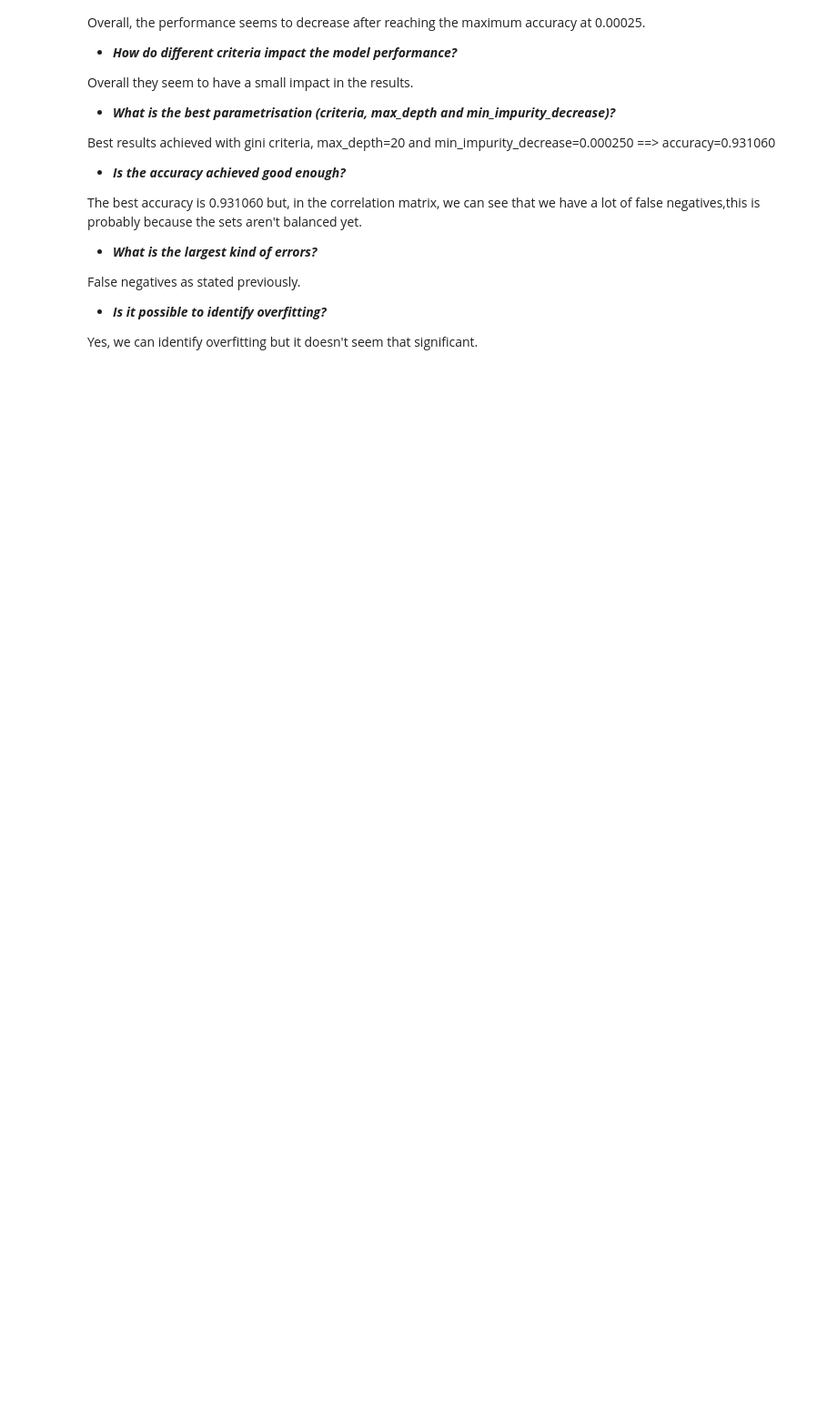
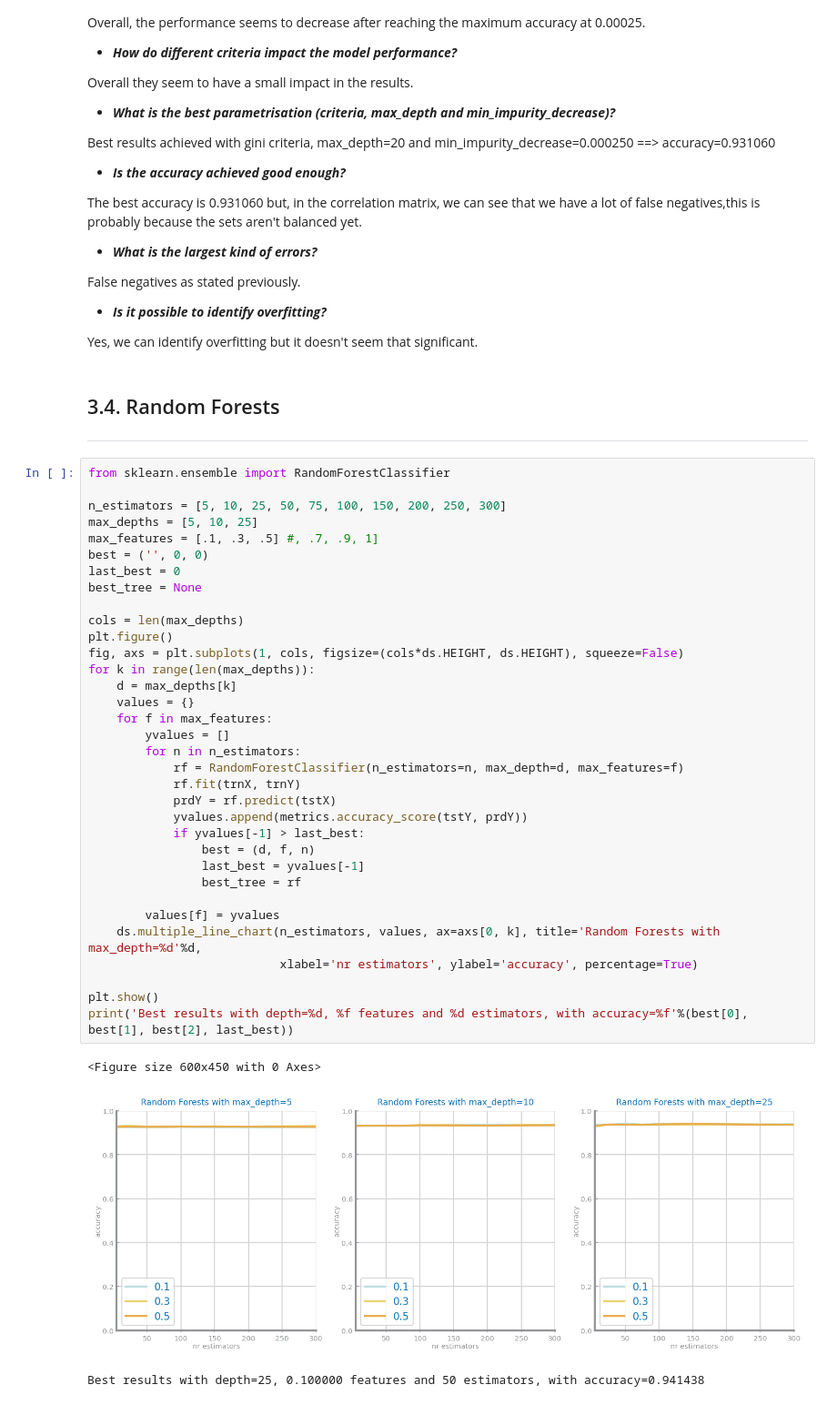
Before and after one commit to filipesousaist/ds_project, a Jupyter notebook: dataset2/3_Classification.ipynb, the cells around one changed output. Shown at 91% size. Drawn from its saved outputs; the diff is of its cells as text; blank space fills up the shorter version.

Commit message:
Added random forests to classification file

```diff
--- a/dataset2/3_Classification.ipynb
+++ b/dataset2/3_Classification.ipynb
@@ -367,3 +376,45 @@ False negatives as stated previously.
 - ***Is it possible to identify overfitting?***
 
 Yes, we can identify overfitting but it doesn't seem that significant.
+# %% [markdown]
+## 3.4. Random Forests
+
+---
+# %%
+from sklearn.ensemble import RandomForestClassifier
+
+n_estimators = [5, 10, 25, 50, 75, 100, 150, 200, 250, 300]
+max_depths = [5, 10, 25]
+max_features = [.1, .3, .5] #, .7, .9, 1]
+best = ('', 0, 0)
+last_best = 0
+best_tree = None
+
+cols = len(max_depths)
+plt.figure()
+fig, axs = plt.subplots(1, cols, figsize=(cols*ds.HEIGHT, ds.HEIGHT), squeeze=False)
+for k in range(len(max_depths)):
+    d = max_depths[k]
+    values = {}
+    for f in max_features:
+        yvalues = []
+        for n in n_estimators:
+            rf = RandomForestClassifier(n_estimators=n, max_depth=d, max_features=f)
+            rf.fit(trnX, trnY)
+            prdY = rf.predict(tstX)
+            yvalues.append(metrics.accuracy_score(tstY, prdY))
+            if yvalues[-1] > last_best:
+                best = (d, f, n)
+                last_best = yvalues[-1]
+                best_tree = rf
+
+        values[f] = yvalues
+    ds.multiple_line_chart(n_estimators, values, ax=axs[0, k], title='Random Forests with max_depth=%d'%d,
+                           xlabel='nr estimators', ylabel='accuracy', percentage=True)
+
+plt.show()
+print('Best results with depth=%d, %f features and %d estimators, with accuracy=%f'%(best[0], best[1], best[2], last_best))
+# %% [output]
+<Figure size 600x450 with 0 Axes>
+[figure, added]
+Best results with depth=25, 0.100000 features and 50 estimators, with accuracy=0.941438
```
Also changed, not shown: parts of 13 cells of this notebook, 6 other files.
